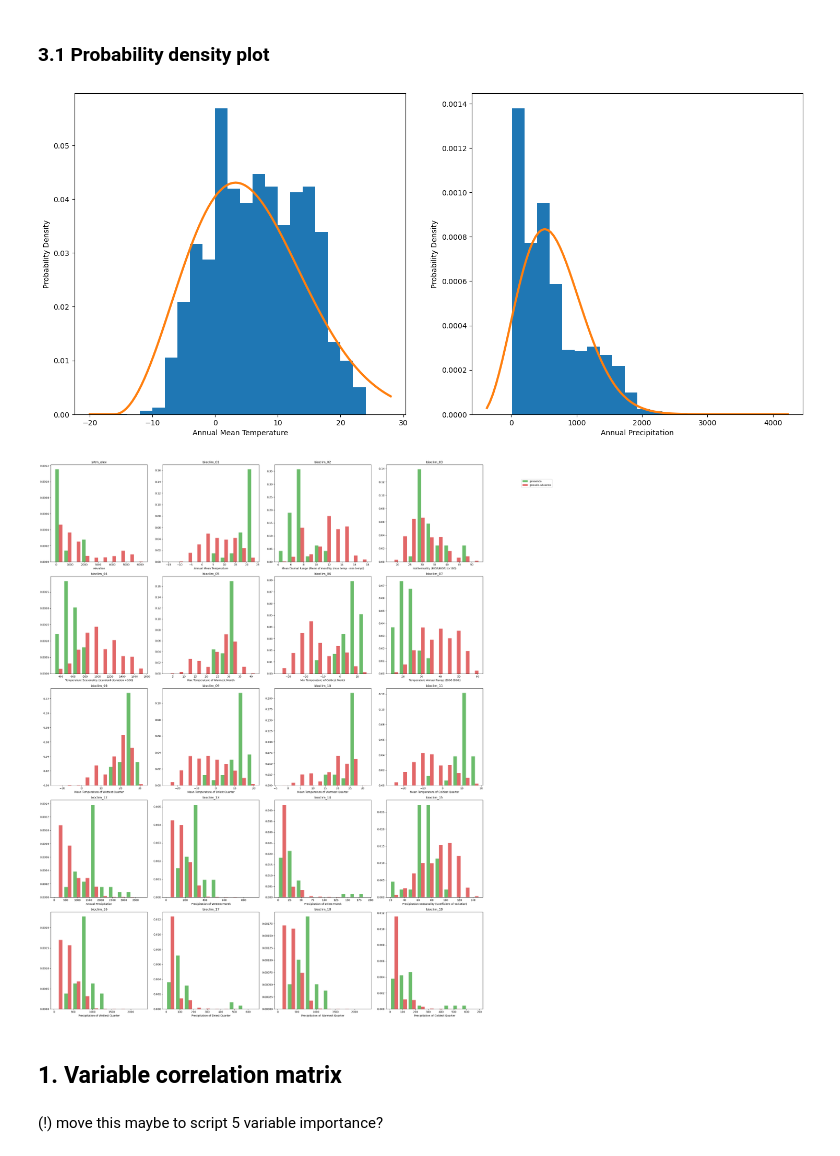
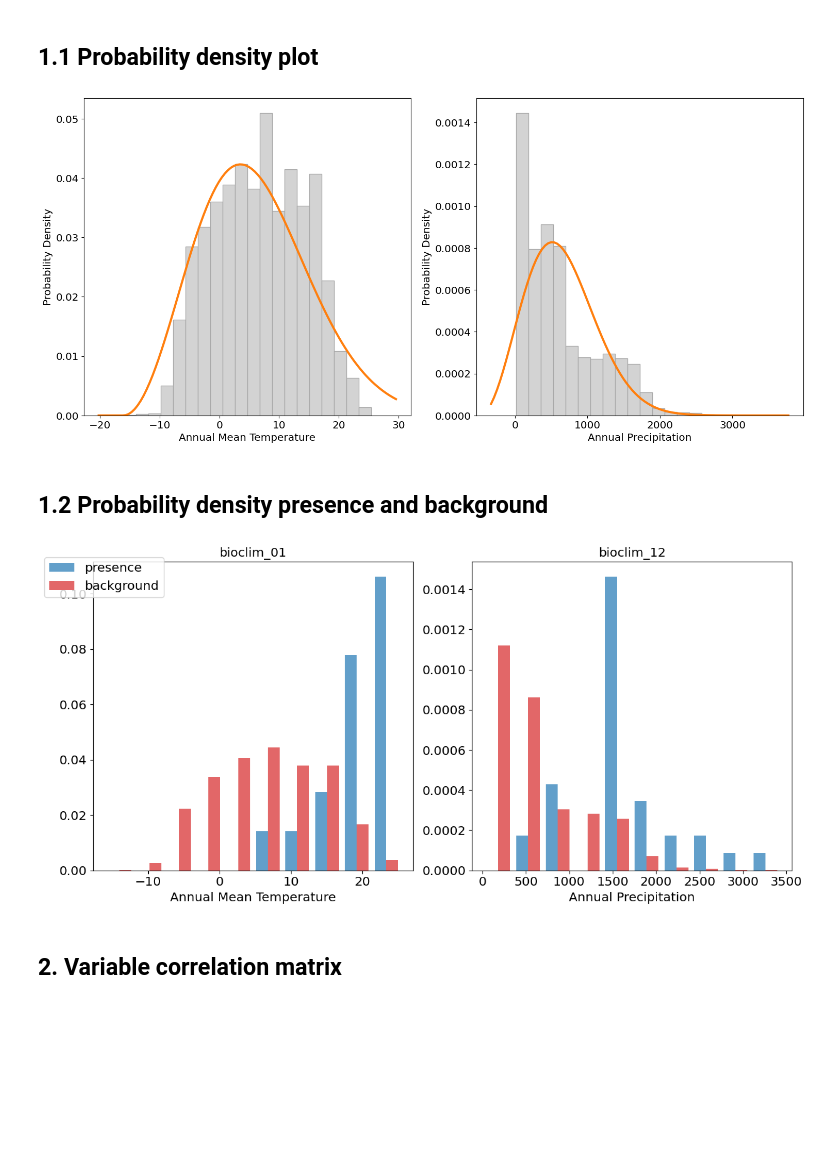
Before and after one commit to bweeding/sdm-toolbox, a Jupyter notebook: src/04_variable-statistics.ipynb, the cells around one changed output. Cells and saved outputs as stored; diff of their text form; code cells hidden in the pictures; blank space fills up the shorter version.

```diff
--- a/src/04_variable-statistics.ipynb
+++ b/src/04_variable-statistics.ipynb
@@ -9,8 +9,9 @@ specie = 'leptocybe-invasa' # 'thaumastocoris-peregrinus' #
 pseudoabsence = 'random' #'bias-forest' #
 training = 'east-asia'
 interest = 'south-east-asia'
-bioclim = [i for i in range(1,20)] #[1, 5, 6, 12, 13, 14]# [1, 16, 6, 11] #
-savefig = True
+bioclim = [1,12]#[i for i in range(1,20)] #[1, 5, 6, 12, 13, 14]# [1, 16, 6, 11] # [1,3,6,7,15,16] #
+topo = False
+savefig = False
 
 ###########################################################
 # %%
@@ -26,6 +27,13 @@ import elapid as ela
 import scipy.stats as stats
 
 import matplotlib.pyplot as plt
+
+params = {'legend.fontsize': 'x-large',
+         'axes.labelsize': 'x-large',
+         'axes.titlesize':'x-large',
+         'xtick.labelsize':'x-large',
+         'ytick.labelsize':'x-large'}
+plt.rcParams.update(params)
 # %%
 def subplot_layout(nplots):
 
@@ -38,9 +47,10 @@ out_path = os.path.join(os.path.dirname(os.getcwd()), 'out', specie)
 input_path = os.path.join(out_path, 'input')
 output_path = os.path.join(out_path, 'output')
 # %%
-rasters, labels = ['srtm_east-asia.tif', ], ['srtm_elev'] #, 'ndvi_east-asia.tif' , 'ndvi'
+rasters, labels = (['srtm_%s.tif' %training], ['srtm']) if topo else ([], []) # 'ndvi_east-asia.tif', 'ndvi' #
+# rasters, labels = ['srtm_east-asia.tif', ], ['srtm_elev'] #, 'ndvi_east-asia.tif' , 'ndvi'
 for no in bioclim:
-    rasters.append('wc2.1_10m_bio_%s_east-asia.tif' %no)
+    rasters.append('wc2.1_10m_bio_%s_%s.tif' %(no, training))
     labels.append('bioclim_%02d' %no)
 
 raster_paths = [os.path.join(input_path, 'train', raster) for raster in rasters]
@@ -79,5 +112,5 @@ background_train = ela.annotate(
 # %% [markdown]
-### 3.1 Probability density plot
+## 1.1 Probability density plot
 # %%
 var_data = {}
 
@@ -111,15 +131,15 @@ for name in ['bioclim_01', 'bioclim_12']:
 # %%
 fig, ax = plt.subplots(ncols=2, figsize=(18,8))
 
-background_train['bioclim_01'].plot.hist(ax=ax[0], bins=20, density=True)
+background_train['bioclim_01'].plot.hist(ax=ax[0], bins=20, density=True, facecolor='lightgray', edgecolor='darkgray')
 ax[0].plot(var_data['bioclim_01']['bins'], var_data['bioclim_01']['pdf'], lw=3, label='maxwell pdf')
 ax[0].set_xlabel(var_data['bioclim_01']['long_name'])
 
-background_train['bioclim_12'].plot.hist(ax=ax[1], bins=20, density=True)
+background_train['bioclim_12'].plot.hist(ax=ax[1], bins=20, density=True, facecolor='lightgray', edgecolor='darkgray')
 ax[1].plot(var_data['bioclim_12']['bins'], var_data['bioclim_12']['pdf'], lw=3, label='maxwell pdf')
 ax[1].set_xlabel(var_data['bioclim_12']['long_name'])
 
 for iax in ax:
     iax.set_ylabel('Probability Density')
 # %% [output]
-[figure, old version]
+[figure, new version]
@@ -126,38 +163,40 @@ for iax in ax:
+# %% [markdown]
+## 1.2 Probability density presence and background
 # %%
-pair_colors = ['tab:green', 'tab:red']
+pair_colors = ['tab:blue', 'tab:red']
 ncols, nrows = subplot_layout(len(labels))
 
 fig, axs = plt.subplots(nrows=nrows, ncols=ncols, figsize=(ncols*6,nrows*6))
 if (nrows, ncols) == (1, 1):
     ax = [axs]
 else:
     ax = axs.ravel()
 
 xlabels = list(training_data.data_vars.keys())
 for iax, label in enumerate(labels):
     pvar = presence_train[label]
 
     bvar = background_train[label]
     ax[iax].hist(
         [pvar, bvar],
         density=True,
         alpha=0.7,
-        label=['presence', 'pseudo-absence'],
+        label=['presence', 'background'],
         color=pair_colors,
     )
     ax[iax].set_title(label)
     try:
         ax[iax].set_xlabel(training_data[xlabels[iax]].long_name)
     except AttributeError:
         ax[iax].set_xlabel('No variable long_name')
 
 handles, lbls = ax[iax].get_legend_handles_labels()
-fig.legend(handles, lbls, loc='upper right', bbox_to_anchor=(1.15, 0.965))
+fig.legend(handles, lbls, loc='upper right', bbox_to_anchor=(0.16, 0.965))
 plt.tight_layout()
 
 # # turn off empty plots
 for axi in ax:
     if not axi.title.get_text():
         axi.set_visible(False)
 # %% [output]
-[figure, old version]
+[figure, new version]
@@ -164,7 +206,5 @@ for axi in ax:
 # %% [markdown]
-## 1. Variable correlation matrix
+## 2. Variable correlation matrix
-# %% [markdown]
-(!) move this maybe to script 5 variable importance?
 # %%
 # ds = xr.merge([bioclim, srtm_region])
 # %%
```
Also changed, not shown: parts of 11 cells of this notebook, 6 other files.
